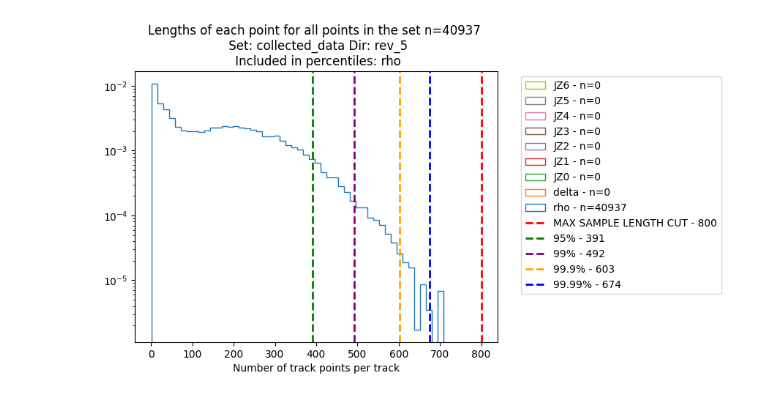
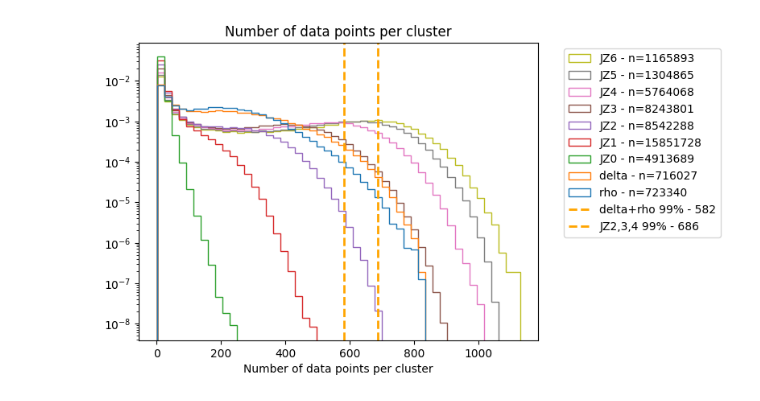
Before and after one commit to Joshuah143/JetPointNet, a Jupyter notebook: notebooks/2-calculate-max-length.ipynb, the cells around one changed output. Drawn from its saved outputs; the diff is of its cells as text; code cells hidden in the pictures.

```diff
--- a/notebooks/2-calculate-max-length.ipynb
+++ b/notebooks/2-calculate-max-length.ipynb
@@ -43,46 +47,53 @@ for dir in ['test', 'train', 'val']:
         len_list.extend(lengths[0])
         max_list.append(max(lengths[0]))
 # %%
-included_in_percentiles = ['rho']
-specific_lens = []
+included_in_percentiles_1 = ['rho', 'delta']
+included_in_percentiles_2 = ['JZ2','JZ3','JZ4']
+specific_lens_1 = []
+specific_lens_2 = []
 
 
 lengths_dict = {i: [] for i in prefix_to_set.values()}
 
 for key, value in results.items():
     for i in value:
         set_name = prefix_to_set[i[1].split('/')[-1][:len('user.mswiatlo.39955613')]]
         lengths_dict[set_name].extend(i[0])
 
-for set_name in included_in_percentiles:
-    specific_lens.extend(lengths_dict[set_name])
+for set_name in included_in_percentiles_1:
+    specific_lens_1.extend(lengths_dict[set_name])
+
+for set_name in included_in_percentiles_2:
+    specific_lens_2.extend(lengths_dict[set_name])
 
 
-percentile_95 = int(np.percentile(specific_lens, 95))
-percentile_99 = int(np.percentile(specific_lens, 99))
-percentile_99_9 = int(np.percentile(specific_lens, 99.9))
-percentile_99_99 = int(np.percentile(specific_lens, 99.99))
+# percentile_95 = int(np.percentile(specific_lens, 95))
+# percentile_99 = int(np.percentile(specific_lens, 99))
+# percentile_99_9 = int(np.percentile(specific_lens, 99.9))
+percentile_991 = int(np.percentile(specific_lens_1, 99))
+percentile_992 = int(np.percentile(specific_lens_2, 99))
 
 
 rates = lengths_dict.values()
 included_dict = {True: "Included",
                  False: "Excluded"}
 labels = [f"{i} - n={len(lengths_dict[i])}" for i in lengths_dict.keys()]
 
-plt.title(f"Lengths of each point for all points in the set n={len(len_list)} \n Set: {LEN_DATASET_NAME} Dir: {LEN_OUTPUT_DIRECTORY_NAME}\n Included in percentiles: {' '.join(included_in_percentiles)}")
+plt.title(f"Number of data points per cluster")
 #plt.hist(rates, label=labels, bins=50, histtype='step', stacked=True, fill=False)
 plt.hist(rates, label=labels, bins=50, histtype='step', fill=False, density=True)
-plt.xlabel("Number of tracks")
 plt.yscale("log")
-plt.xlabel("Number of track points per track")
-plt.axvline(x=MAX_SAMPLE_LENGTH, color='red', linestyle='--', linewidth=2, label=f'MAX SAMPLE LENGTH CUT - {MAX_SAMPLE_LENGTH}')
-plt.axvline(x=percentile_95, color='green', linestyle='--', linewidth=2, label=f'95% - {percentile_95}')
-plt.axvline(x=percentile_99, color='purple', linestyle='--', linewidth=2, label=f'99% - {percentile_99}')
-plt.axvline(x=percentile_99_9, color='orange', linestyle='--', linewidth=2, label=f'99.9% - {percentile_99_9}')
-plt.axvline(x=percentile_99_99, color='blue', linestyle='--', linewidth=2, label=f'99.99% - {percentile_99_99}')
+plt.xlabel("Number of data points per cluster")
+# plt.axvline(x=MAX_SAMPLE_LENGTH, color='red', linestyle='--', linewidth=2, label=f'MAX SAMPLE LENGTH CUT - {MAX_SAMPLE_LENGTH}')
+# plt.axvline(x=percentile_95, color='green', linestyle='--', linewidth=2, label=f'95% - {percentile_95}')
+# plt.axvline(x=percentile_99, color='purple', linestyle='--', linewidth=2, label=f'99% - {percentile_99}')
+plt.axvline(x=percentile_991, color='orange', linestyle='--', linewidth=2, label=f'delta+rho 99% - {percentile_991}')
+plt.axvline(x=percentile_992, color='orange', linestyle='--', linewidth=2, label=f'JZ2,3,4 99% - {percentile_992}')
+# plt.axvline(x=percentile_99_99, color='blue', linestyle='--', linewidth=2, label=f'99.99% - {percentile_99_99}')
 
 plt.legend(bbox_to_anchor=(1.05, 1), loc='upper left')
+plt.savefig('cluster_sizes.png', dpi=500, transparent=True)
 plt.show()
 # %% [output]
-[figure, old version]
+[figure, new version]
 # %%
```
Also changed, not shown: parts of 5 cells of this notebook, 11 other files.
